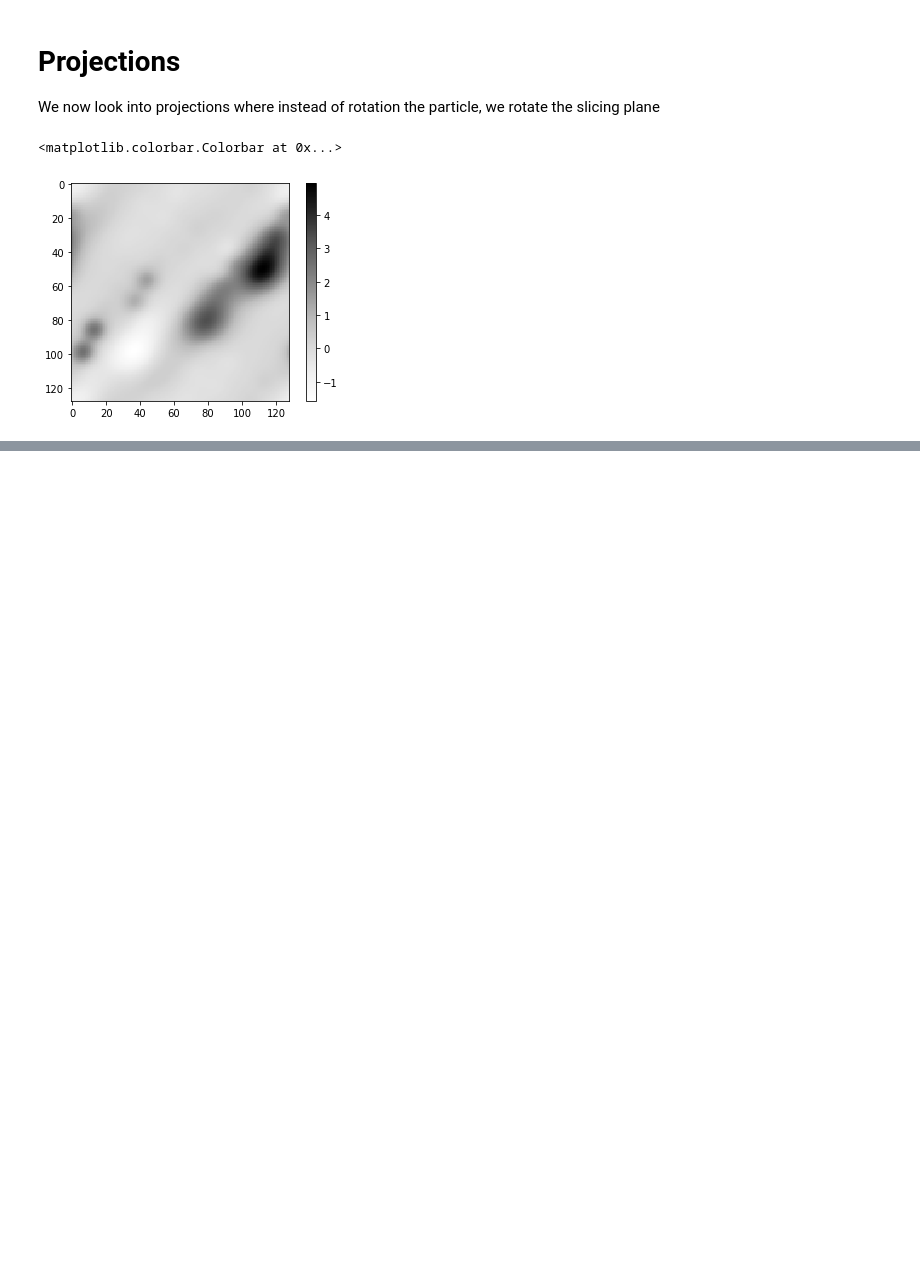
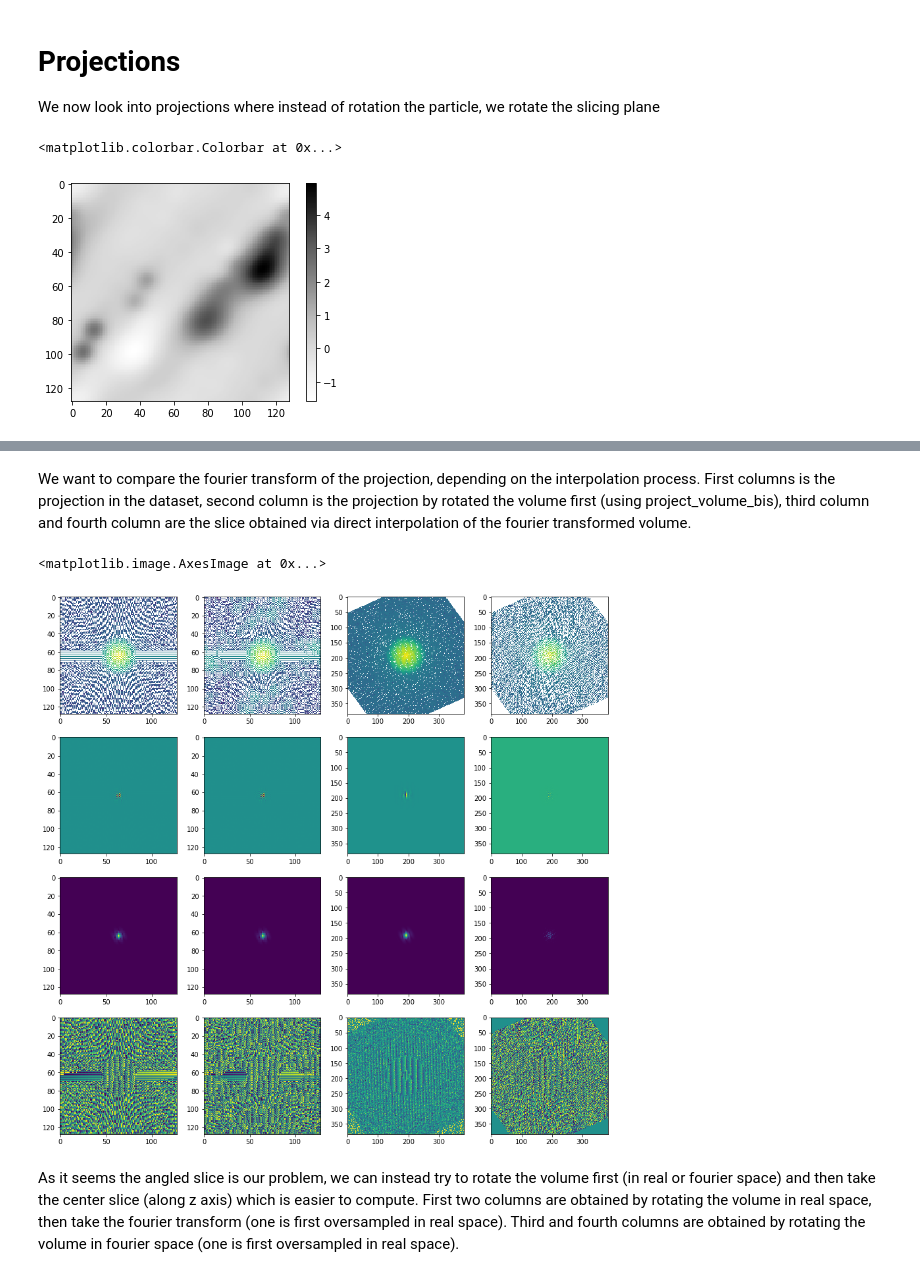
Before and after one commit to fredericpoitevin/gmm-cryoem, a Jupyter notebook: notebooks/Single particle reconstruction.ipynb, the cells around one changed output, grey strips where cells are left out. Drawn from its saved outputs; the diff is of its cells as text; code cells hidden in the pictures; blank space fills up the shorter version.

```diff
--- a/notebooks/Single particle reconstruction.ipynb
+++ b/notebooks/Single particle reconstruction.ipynb
@@ -94,0 +159,41 @@ plt.imshow(np.sum(volume, axis = 0))
+# %% [markdown]
+We want to compare the fourier transform of the projection, depending on the interpolation process. First columns is the projection in the dataset, second column is the projection by rotated the volume first (using project_volume_bis), third column and fourth column are the slice obtained via direct interpolation of the fourier transformed volume.
+# %%
+a=np.fft.fftshift(np.fft.fft2(dataset[i]))
+b=np.fft.fftshift(np.fft.fft2(im))
+
+N=volume.shape[0]
+over_volume = np.zeros((3*N,3*N,3*N))
+over_volume[N:2*N,N:2*N,N:2*N] = volume
+
+Rotation = R.from_rotvec(-metadataset[i,0:3])
+over_vol_shift = np.fft.fftshift(np.fft.fftn(over_volume))
+c = slice_volume_bis(over_vol_shift, Rotation)
+d = slice_volume(over_vol_shift, Rotation)
+
+
+fig, ax = plt.subplots(4, 4, figsize=(15,15))
+ax[0,0].imshow(np.log(np.real(a)))
+ax[0,1].imshow(np.log(np.real(b)))
+ax[0,2].imshow(np.log(np.real(c)))
+ax[0,3].imshow(np.log(np.real(d)))
+
+ax[1,0].imshow(np.imag(a))
+ax[1,1].imshow(np.imag(b))
+ax[1,2].imshow(np.imag(c))
+ax[1,3].imshow(np.imag(d))
+
+ax[2,0].imshow(np.abs(a))
+ax[2,1].imshow(np.abs(b))
+ax[2,2].imshow(np.abs(c))
+ax[2,3].imshow(np.abs(d))
+
+ax[3,0].imshow(np.angle(a))
+ax[3,1].imshow(np.angle(b))
+ax[3,2].imshow(np.angle(c))
+ax[3,3].imshow(np.angle(d))
+# %% [output]
+<matplotlib.image.AxesImage at 0x...>
+[figure, added]
+# %% [markdown]
+As it seems the angled slice is our problem, we can instead try to rotate the volume first (in real or fourier space) and then take the center slice (along z axis) which is easier to compute. First two columns are obtained by rotating the volume in real space, then take the fourier transform (one is first oversampled in real space). Third and fourth columns are obtained by rotating the volume in fourier space (one is first oversampled in real space).
```
Also changed, not shown: parts of 21 cells of this notebook, 1 other file.
